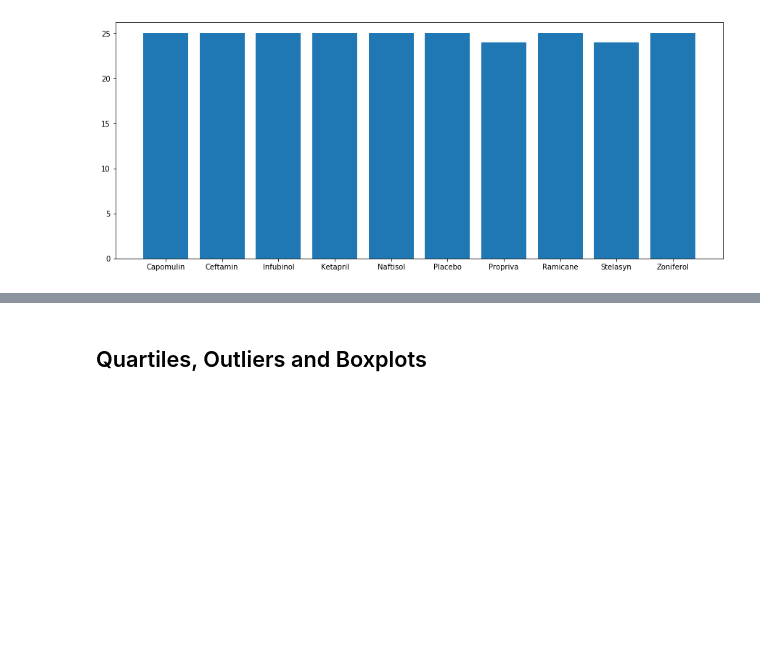
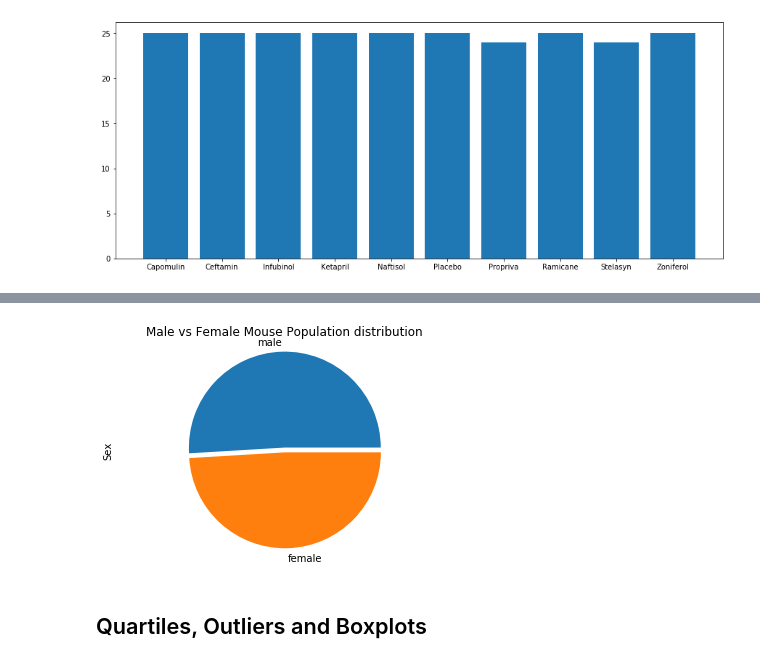
Before and after one commit to anilzown/Matplotlib-The-Power-of-Plots, a Jupyter notebook: pymaceuticals_starter.ipynb, the cells around one changed output, grey strips where cells are left out. Saved outputs shown, nothing was run; the diff lists cells and outputs as text; code cells hidden in the pictures; blank space fills up the shorter version.

```diff
--- a/pymaceuticals_starter.ipynb
+++ b/pymaceuticals_starter.ipynb
@@ -155,6 +151,14 @@ clean.Sex.value_counts().plot.pie(radius=2,explode=(.1,.0))
 [figure]
 # %%
 # Generate a pie plot showing the distribution of female versus male mice using pyplot
+labels=['male','female']
+plt.pie(clean.Sex.value_counts(),radius=2,explode=(.1,.0),labels=labels)
+plt.title('Male vs Female Mouse Population distribution')
+plt.ylabel('Sex')
+plt.axis("equal")
+plt.show()
+# %% [output]
+[figure, added]
 # %% [markdown]
 ## Quartiles, Outliers and Boxplots
 # %%
```
Also changed, not shown: parts of 3 cells of this notebook.
